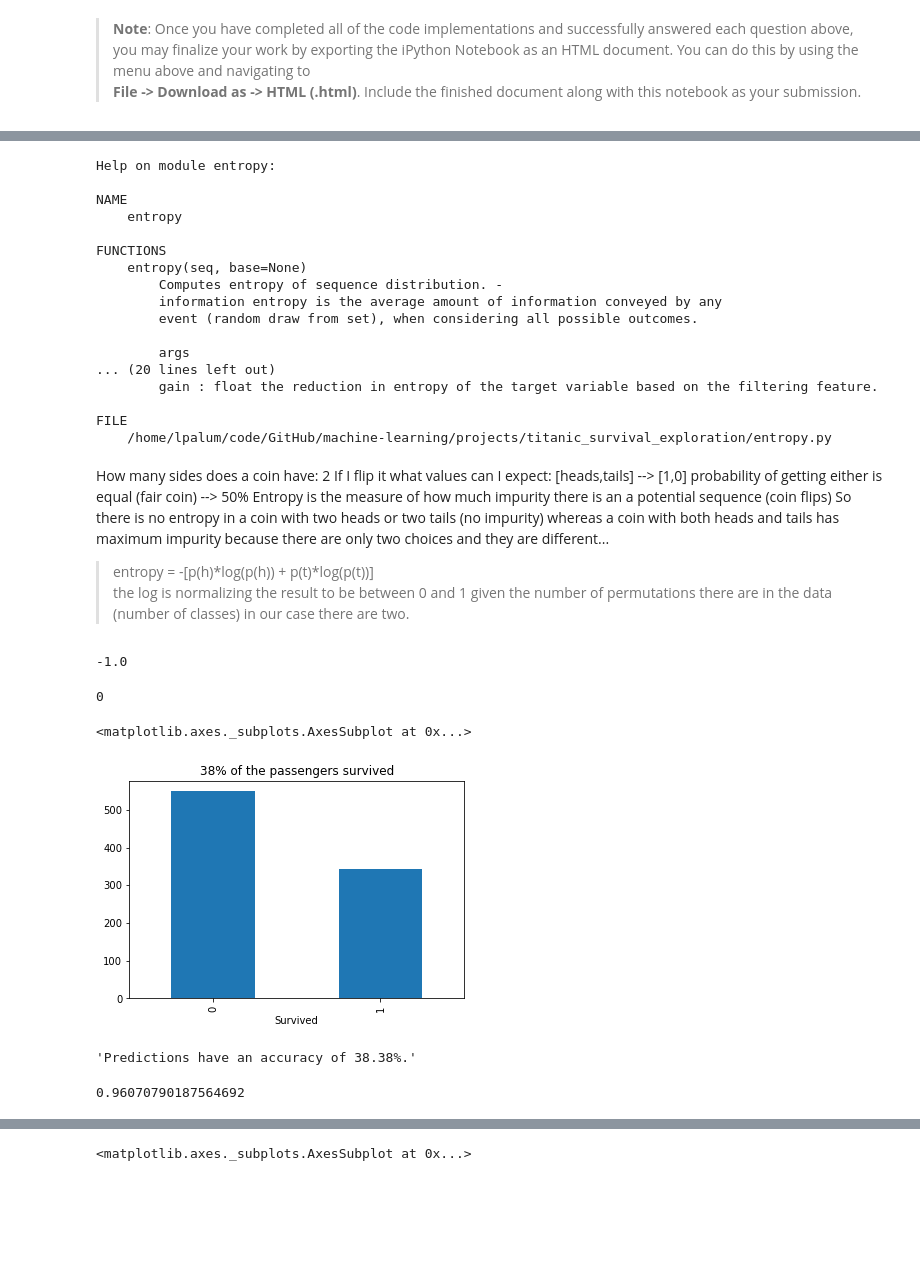
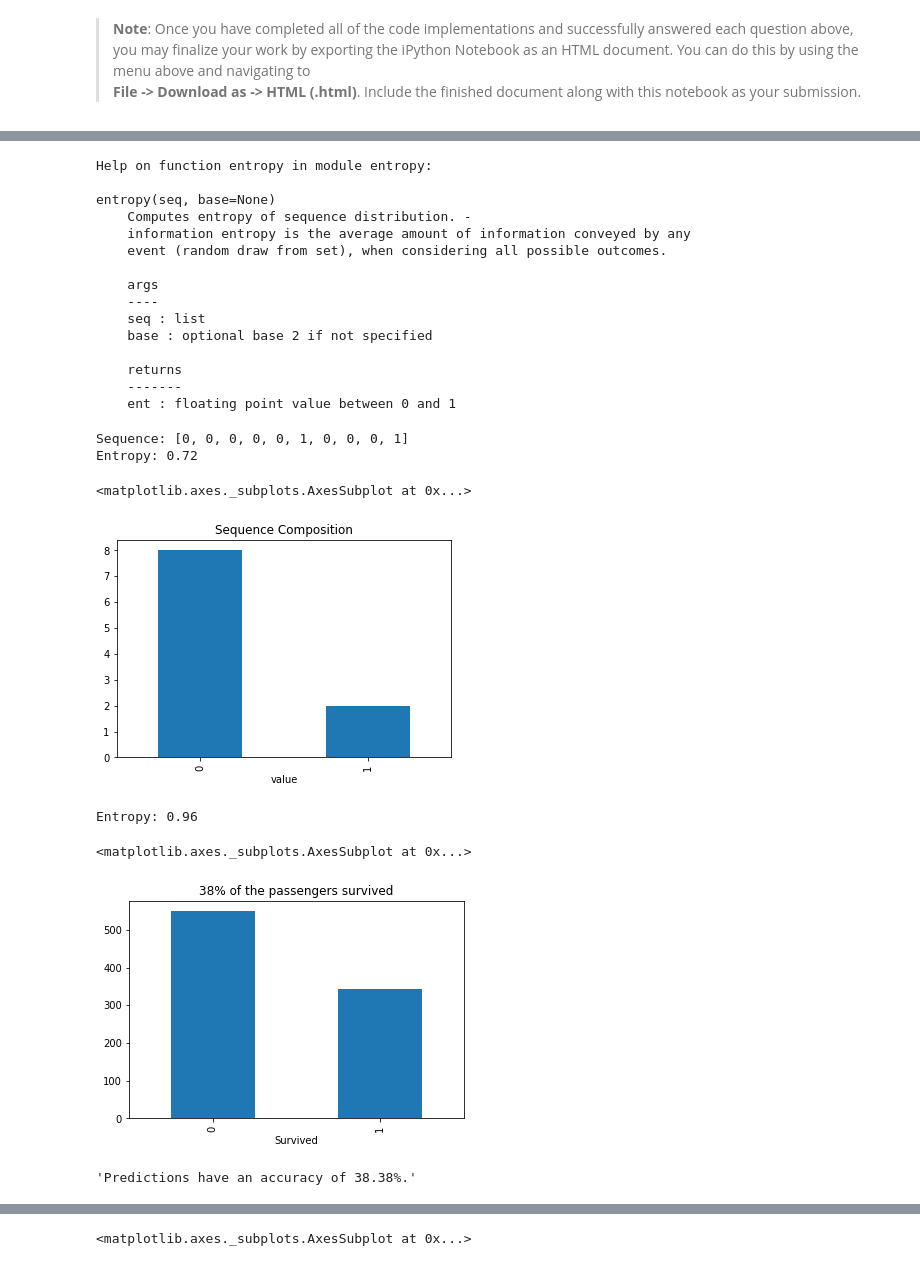
Before and after one commit to lpalum/machine-learning, a Jupyter notebook: titanic_survival_exploration/titanic_survival_exploration.ipynb, the cells around one changed output, grey strips where cells are left out. Cells and saved outputs as stored; diff of their text form; code cells hidden in the pictures; blank space fills up the shorter version.

Commit message:
added the entropy information

```diff
--- a/titanic_survival_exploration/titanic_survival_exploration.ipynb
+++ b/titanic_survival_exploration/titanic_survival_exploration.ipynb
@@ -279,52 +300,41 @@ A decision tree is just one of many models that come from *supervised learning*.
 # %%
 import entropy
 # %%
-help(entropy)
+help(entropy.entropy)
 # %% [output]
-Help on module entropy:
+Help on function entropy in module entropy:
 
-NAME
-    entropy
+entropy(seq, base=None)
+    Computes entropy of sequence distribution. -
+    information entropy is the average amount of information conveyed by any
+    event (random draw from set), when considering all possible outcomes.
 
-FUNCTIONS
-    entropy(seq, base=None)
-        Computes entropy of sequence distribution. -
-        information entropy is the average amount of information conveyed by any
-        event (random draw from set), when considering all possible outcomes.
+    args
+    ----
+    seq : list
+    base : optional base 2 if not specified
 
-        args
-... (20 lines left out)
-        gain : float the reduction in entropy of the target variable based on the filtering feature.
-
-FILE
-    /home/lpalum/code/GitHub/machine-learning/projects/titanic_survival_exploration/entropy.py
+    returns
+    -------
+    ent : floating point value between 0 and 1
-# %% [markdown]
-How many sides does a coin have: 2
-If I flip it what values can I expect: [heads,tails]  --> [1,0]
-probability of getting either is equal (fair coin) --> 50%
-Entropy is the measure of how much impurity there is an a potential sequence (coin flips)
-So there is no entropy in a coin with two heads or two tails (no impurity) whereas a coin with both heads and tails has maximum impurity because there are only two choices and they are different...
-> entropy = -[p(h)*log(p(h)) + p(t)*log(p(t))]
-the log is normalizing the result to be between 0 and 1 given the number of permutations there are in the data (number of classes) in our case there are two.
-# %%
-import math
-math.log(0.5,2)
-# %% [output]
--1.0
-# %%
-entropy.entropy([1,1])
-# %% [output]
-0
+# %%
+from random import randint
+test_seq = [randint(0,1) for _ in range(10)]
+print("Sequence: {}\nEntropy: {:2.2f}".format(test_seq,entropy.entropy(test_seq)))
+pd.DataFrame(test_seq, columns=['value']).groupby(by='value').size().plot.bar(title="Sequence Composition")
+# %% [output]
+Sequence: [0, 0, 0, 0, 0, 1, 0, 0, 0, 1]
+Entropy: 0.72
+<matplotlib.axes._subplots.AxesSubplot at 0x...>
+[figure, added]
 # %%
+print("Entropy: {:2.2f}".format(entropy.entropy(full_data['Survived'])))
 full_data.groupby(by='Survived')['Survived'].size().plot.bar(title="{:2.0f}% of the passengers survived".format(full_data['Survived'].mean()*100.0))
 # %% [output]
-<matplotlib.axes._subplots.AxesSubplot at 0x...>
+Entropy: 0.96
+<matplotlib.axes._subplots.AxesSubplot at 0x...>
 [figure]
 # %%
 accuracy_score(np.ones(len(outcomes)),outcomes)
 # %% [output]
 'Predictions have an accuracy of 38.38%.'
-# %%
-entropy.entropy(full_data['Survived'])
-# %% [output]
-0.96070790187564692
```
Also changed, not shown: parts of 27 cells of this notebook.
